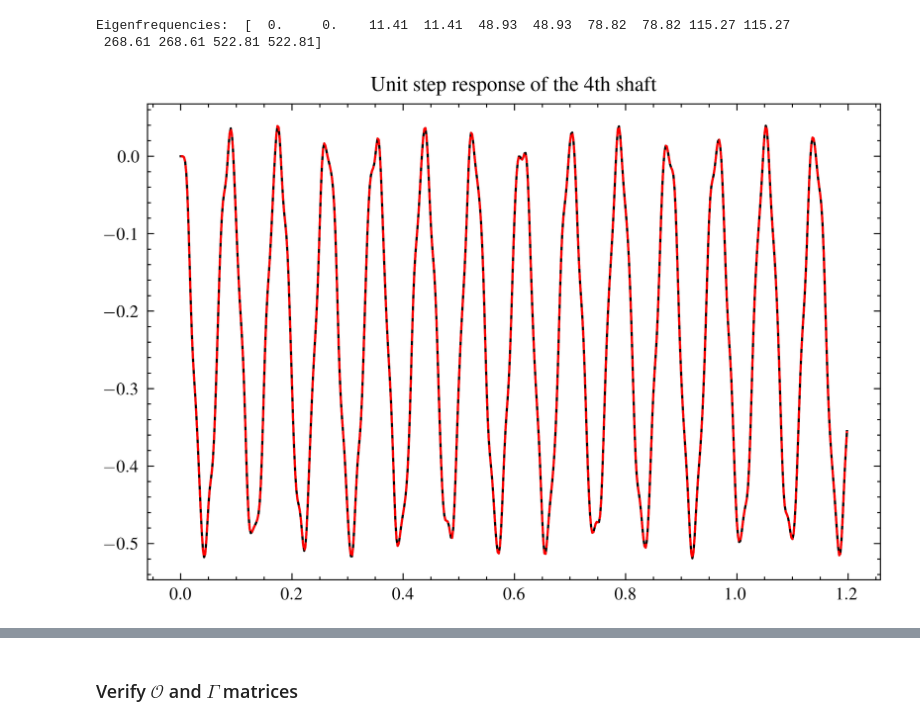
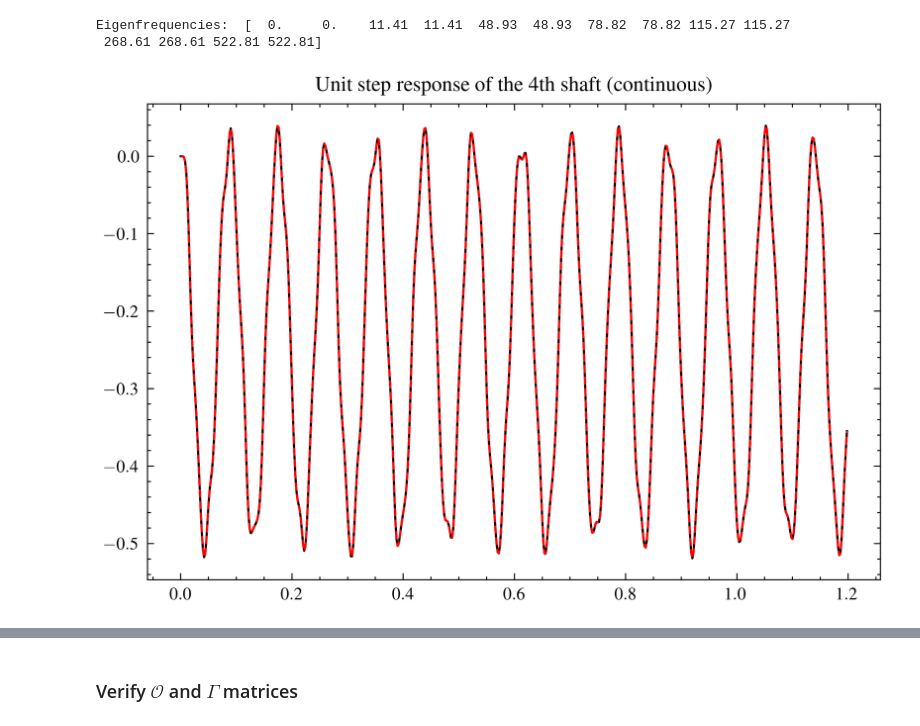
Before and after one commit to urho-h/torque_estimation_masters, a Jupyter notebook: notebooks/test_ikonen_ot.ipynb, the cells around one changed output, grey strips where cells are left out. Cells and saved outputs as stored; diff of their text form; code cells hidden in the pictures.

```diff
--- a/notebooks/test_ikonen_ot.ipynb
+++ b/notebooks/test_ikonen_ot.ipynb
@@ -300,17 +300,17 @@ Eigenfrequencies:  [  0.     0.    11.41  11.41  48.93  48.93  78.82  78.82 115.
 # %%
 # In Ikonen et al., the simulation is defined to be 1.2 seconds with a step of 2 ms.
 t = np.arange(0, 1.200, 0.002)
 
 # Impulse load applied at node 0.
 u = np.zeros((len(t), 7))
 u[:,0] = 1
 
 tout, yout, xout = lsim((A, B, C, D), u, t)
 tout_mod, yout_mod, xout_mod = lsim((A_transformed, B_transformed, C_transformed, D_transformed), u, t)
 
 plt.plot(tout, 6.93e8*(yout[:,4] - yout[:,3]))
 plt.plot(tout_mod, yout_mod[:,3], '--')
-plt.title("Unit step response of the 4th shaft")
+plt.title("Unit step response of the 4th shaft (continuous)")
 plt.show()
 # %% [output]
-[figure, old version]
+[figure, new version]
```
Also changed, not shown: parts of 18 cells of this notebook.
